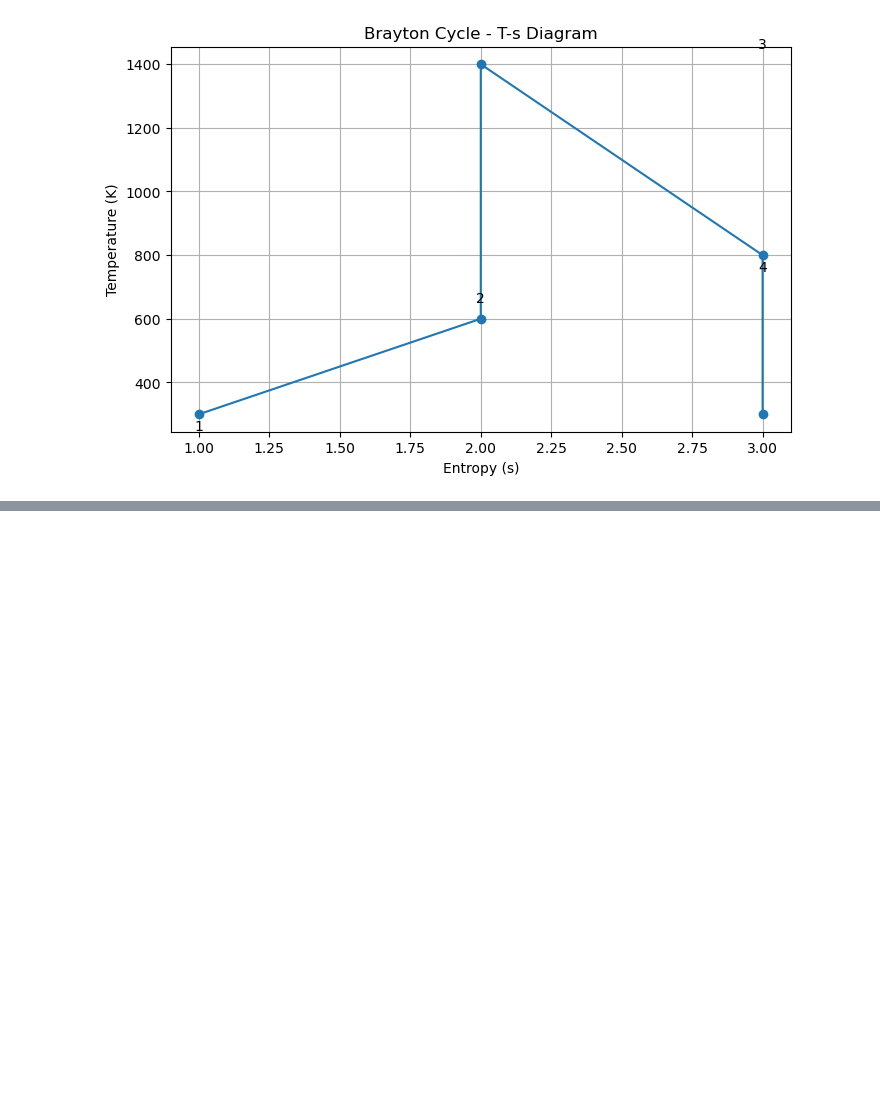
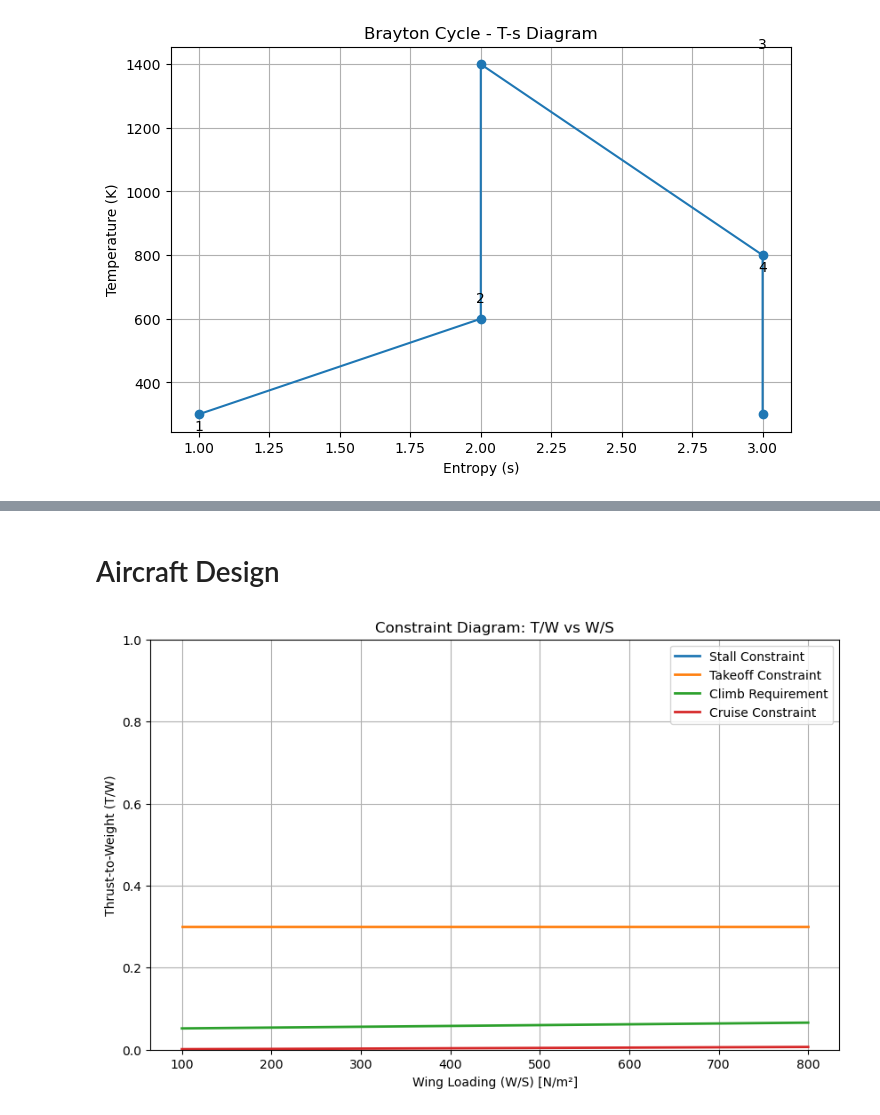
Before and after one commit to j85liu/aerospace, a Jupyter notebook: aerodynamics.ipynb, the cells around one changed output, grey strips where cells are left out. Saved outputs shown, nothing was run; the diff lists cells and outputs as text; code cells hidden in the pictures; blank space fills up the shorter version.

```diff
--- a/aerodynamics.ipynb
+++ b/aerodynamics.ipynb
@@ -310,0 +378,45 @@ plt.show()
+# %% [markdown]
+# Aircraft Design #
+# %%
+# Jupyter Cell 1: Constraint Analysis Plot
+
+import numpy as np
+import matplotlib.pyplot as plt
+
+# Constants
+rho = 1.225  # sea level air density
+V_stall = 30  # stall speed (m/s)
+Cl_max = 1.5
+g = 9.81
+
+ws = np.linspace(100, 800, 200)  # wing loading W/S (N/m²)
+
+# 1. Stall Constraint
+tw_stall = (0.5 * rho * V_stall**2) * Cl_max / ws
+
+# 2. Takeoff constraint
+tw_takeoff = 0.3 * np.ones_like(ws)
+
+# 3. Climb requirement (T/W needed for steady climb)
+tw_climb = 0.05 + 0.02 * ws / 1000
+
+# 4. Cruise constraint (drag-based)
+CD0 = 0.025
+K = 0.045
+tw_cruise = CD0 * ws / (0.5 * rho * 70**2) + K * (1 / ws)
+
+# Plot
+plt.figure(figsize=(10, 6))
+plt.plot(ws, tw_stall, label='Stall Constraint', linewidth=2)
+plt.plot(ws, tw_takeoff, label='Takeoff Constraint', linewidth=2)
+plt.plot(ws, tw_climb, label='Climb Requirement', linewidth=2)
+plt.plot(ws, tw_cruise, label='Cruise Constraint', linewidth=2)
+plt.xlabel('Wing Loading (W/S) [N/m²]')
+plt.ylabel('Thrust-to-Weight (T/W)')
+plt.title('Constraint Diagram: T/W vs W/S')
+plt.legend()
+plt.grid(True)
+plt.ylim(0, 1)
+plt.show()
+# %% [output]
+[figure, added]
```
Also changed, not shown: parts of 7 cells of this notebook.
